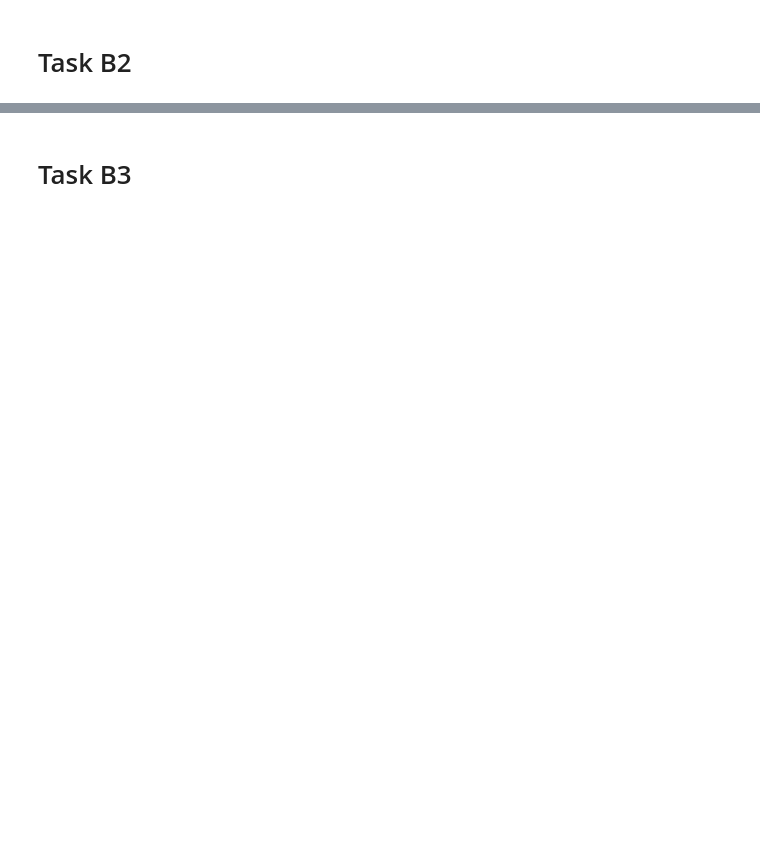
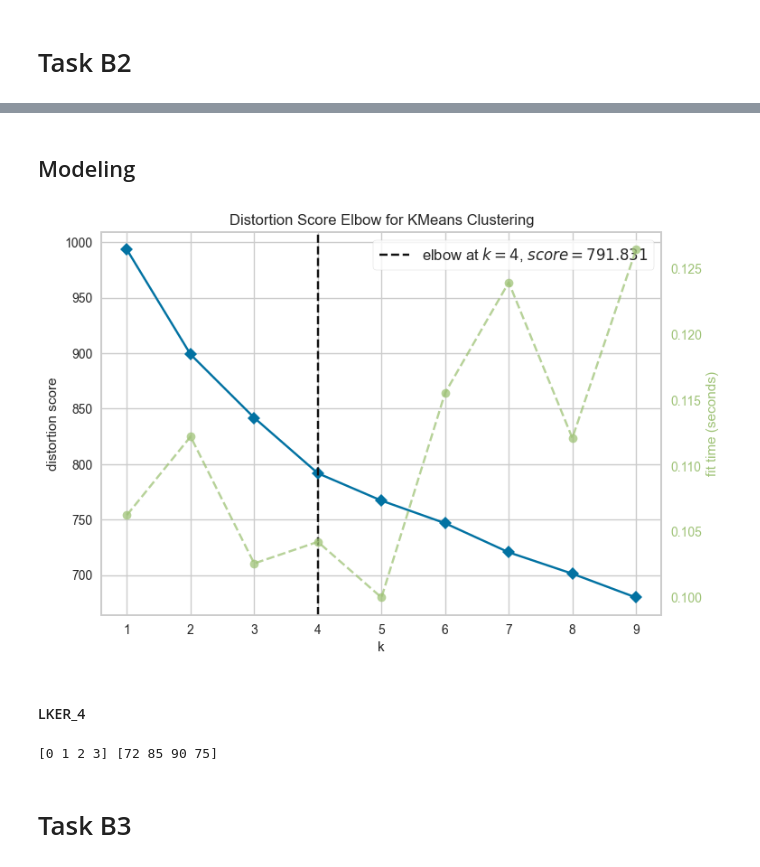
Before and after one commit to MSWinds/dm-group1-project, a Jupyter notebook: Final_Project.ipynb, the cells around one changed output, grey strips where cells are left out. Drawn from its saved outputs; the diff is of its cells as text; code cells hidden in the pictures; blank space fills up the shorter version.

```diff
--- a/Final_Project.ipynb
+++ b/Final_Project.ipynb
@@ -3627,0 +3755,3 @@ Outliers values:
+# %%
+# drop the logsalar variable
+df_b2.drop(columns = ['logsalar'], inplace = True)
@@ -3627,0 +3762,11 @@ Outliers values:
+# %%
+# Binary Encoding for the league and division variables
+
+# binary encode the league variable, American:0, National:1
+df_b2 = df_b2.replace({'league': {'American': 0, 'National': 1}})
+
+# binary encode the division variable, East:0, West:1
+df_b2 = df_b2.replace({'division': {'East': 0, 'West': 1}})
+
+# check the two new variables
+df_b2.head()
@@ -3627,0 +3782,3 @@ Outliers values:
+# %%
+# one-hot encoding for the team variable
+df_b2 = pd.get_dummies(df_b2, columns = ['team'])
@@ -3627,0 +3844,10 @@ Outliers values:
+# %%
+# Assuming `continuous_features` is a list of column names of continuous features
+scaler = MinMaxScaler()
+
+scaled_features = scaler.fit_transform(df_b2)
+
+# Concatenate scaled and unscaled features
+df_b2_norm = pd.DataFrame(scaled_features, columns=df_b2.columns)
+
+display(df_b2_norm.head(), df_b2_norm.shape)
@@ -3628,2 +3862,23 @@ Outliers values:
+# %% [markdown]
+## Modeling
+# %%
+from yellowbrick.cluster import KElbowVisualizer
+visualizer_b2 = KElbowVisualizer(KMeans(), k=(1, 10))
+
+visualizer_b2.fit(df_b2_norm) # Fit the data to the visualizer
+visualizer_b2.show()
+plt.show()
+# The optimal number of cluster is 4 from the figure
+# 3 and 5 are also possible
+# %% [output]
+[figure, added]
+# %% [markdown]
+#### LKER_4
+# %%
+# lloyd, k-means++, Euclidean, Range, 4
+LKER_4_unique, LKER_4_counts, LKER_4_labels = get_labels_sklearn('lloyd', 'k-means++', df_b2_norm, 4)
+print(LKER_4_unique, LKER_4_counts)
+# %% [output]
+[0 1 2 3] [72 85 90 75]
 # %% [markdown]
 # Task B3
```
Also changed, not shown: parts of 36 cells of this notebook.
